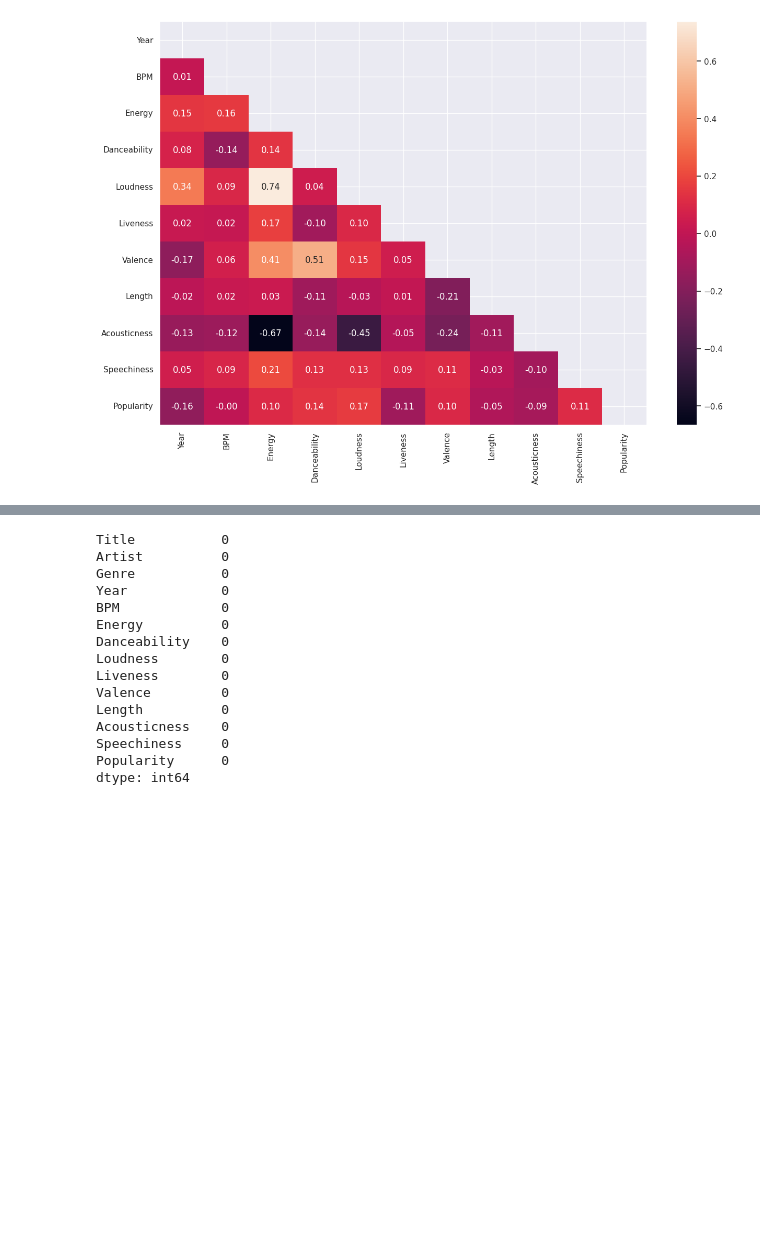
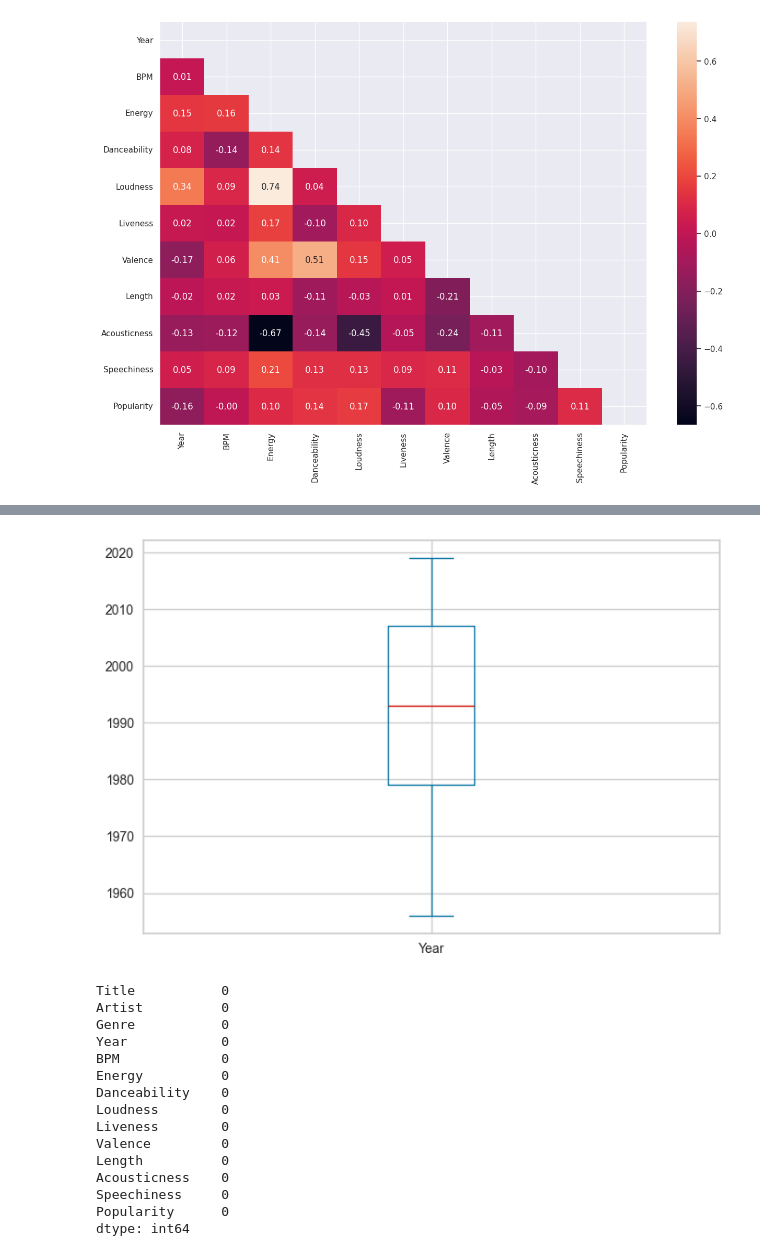
Before and after one commit to ericryhr/APA-PRACTICA, a Jupyter notebook: evaluacion.ipynb, the cells around one changed output, grey strips where cells are left out. Drawn from its saved outputs; the diff is of its cells as text; code cells hidden in the pictures; blank space fills up the shorter version.

```diff
--- a/evaluacion.ipynb
+++ b/evaluacion.ipynb
@@ -80,3 +138,7 @@ Veiem correlacions òbvies com que les cançons sorolloses tenen molta energia o
+# %%
+df['Year'].plot.box();
+# %% [output]
+[figure, added]
 # %%
 df.isna().sum().sort_values(ascending=False)
 # %% [output]
```
Also changed, not shown: parts of 9 cells of this notebook.
